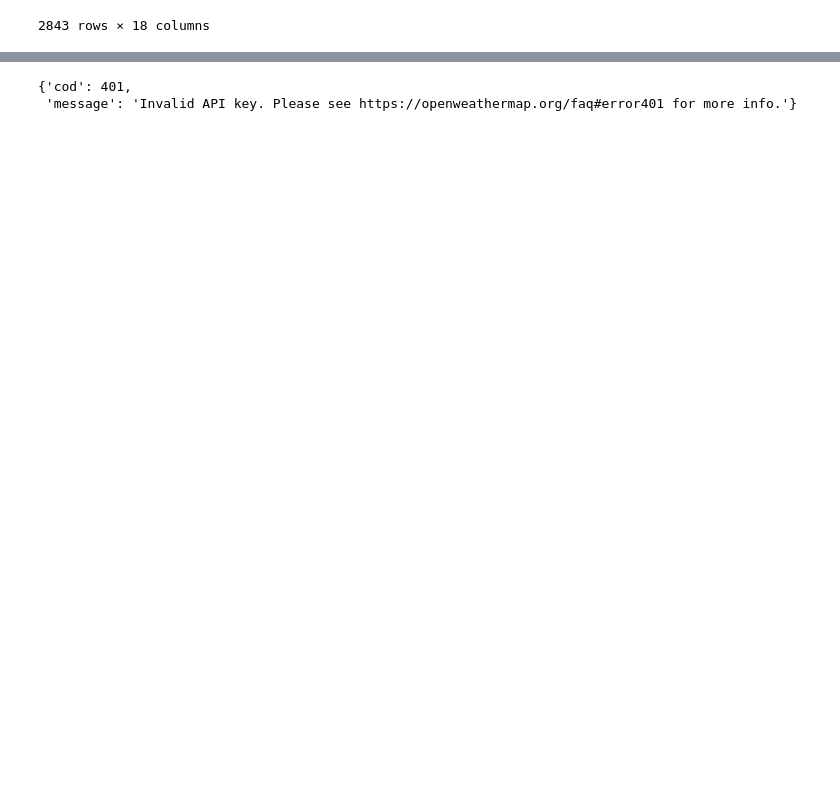
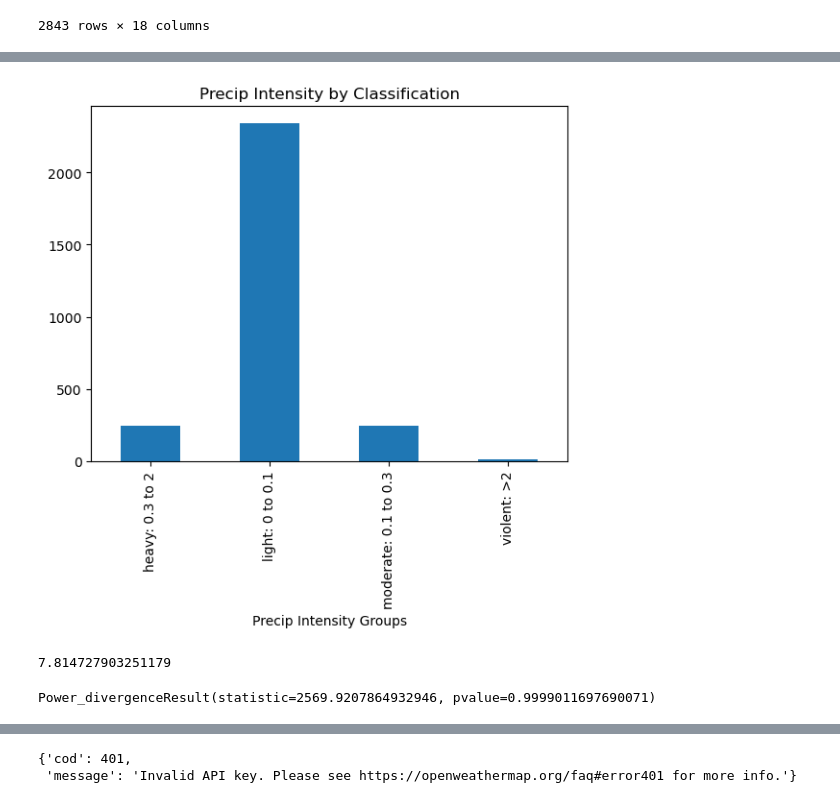
Before and after one commit to Adam-Kertz/Project-1, a Jupyter notebook: timothyrenner-bfro-sightings-data/bigfoot_weather_data.ipynb, the cells around one changed output, grey strips where cells are left out. Cells and saved outputs as stored; diff of their text form; code cells hidden in the pictures; blank space fills up the shorter version.

Commit message:
updated Bigfoot Weather Data file with chi-square tests

```diff
--- a/timothyrenner-bfro-sightings-data/bigfoot_weather_data.ipynb
+++ b/timothyrenner-bfro-sightings-data/bigfoot_weather_data.ipynb
@@ -37,3 +38,8 @@ bigfoot_weather_df
 | 2841 | 5072 | Alachua County | Florida | 2000-06-13 | 29.58358 | -82.33316 | Summer | 93.5 | ... |
 | 2842 | 5073 | Alachua County | Florida | 2012-10-09 | 29.74815 | -82.44075 | Fall | 74.4 | ... |
 2843 rows × 18 columns
+# %%
+temp_avgs = (bigfoot_weather_df['temperature_high'] + bigfoot_weather_df['temperature_low']) / 2
+temp_avg = temp_avgs.mean()
+bigfoot_weather_df["Temperature Average"] = temp_avgs
+bigfoot_weather_df["Expected Temperature"] = temp_avg
@@ -39,0 +60,3 @@ bigfoot_weather_df
+# %%
+precip_avgs = (bigfoot_weather_df['precip_intensity']).mean()
+bigfoot_weather_df["Expected Precipitation"] = precip_avgs
@@ -39,0 +77,3 @@ bigfoot_weather_df
+# %%
+cloudcover_avgs = (bigfoot_weather_df['cloud_cover']).mean()
+bigfoot_weather_df["Expected Cloud Cover"] = cloudcover_avgs
@@ -39,0 +94,5 @@ bigfoot_weather_df
+# %%
+visibility_avgs = (bigfoot_weather_df['visibility']).mean()
+bigfoot_weather_df["Expected Visibility"] = visibility_avgs
+
+bigfoot_weather_df
@@ -39,0 +113,22 @@ bigfoot_weather_df
+# %%
+precip_groups = bigfoot_weather_df.groupby('Precip Intensity Groups')
+precip_counts = precip_groups['Precip Intensity Groups'].count()
+
+precip_chart = precip_counts.plot(kind="bar", title="Precip Intensity by Classification")
+
+plt.show()
+# %% [output]
+[figure, added]
+# %%
+# The degree of freedom is 4-1 = 3
+# With a p-value of 0.05, the confidence level is 1.00-0.05 = 0.95.
+critical_value = stats.chi2.ppf(q = 0.95, df = 3)
+
+#Display the critical value
+critical_value
+# %% [output]
+7.814727903251179
+# %%
+stats.chisquare(bigfoot_weather_df['precip_intensity'], bigfoot_weather_df['Expected Precipitation'])
+# %% [output]
+Power_divergenceResult(statistic=2569.9207864932946, pvalue=0.9999011697690071)
```
Also changed, not shown: parts of 12 cells of this notebook.
